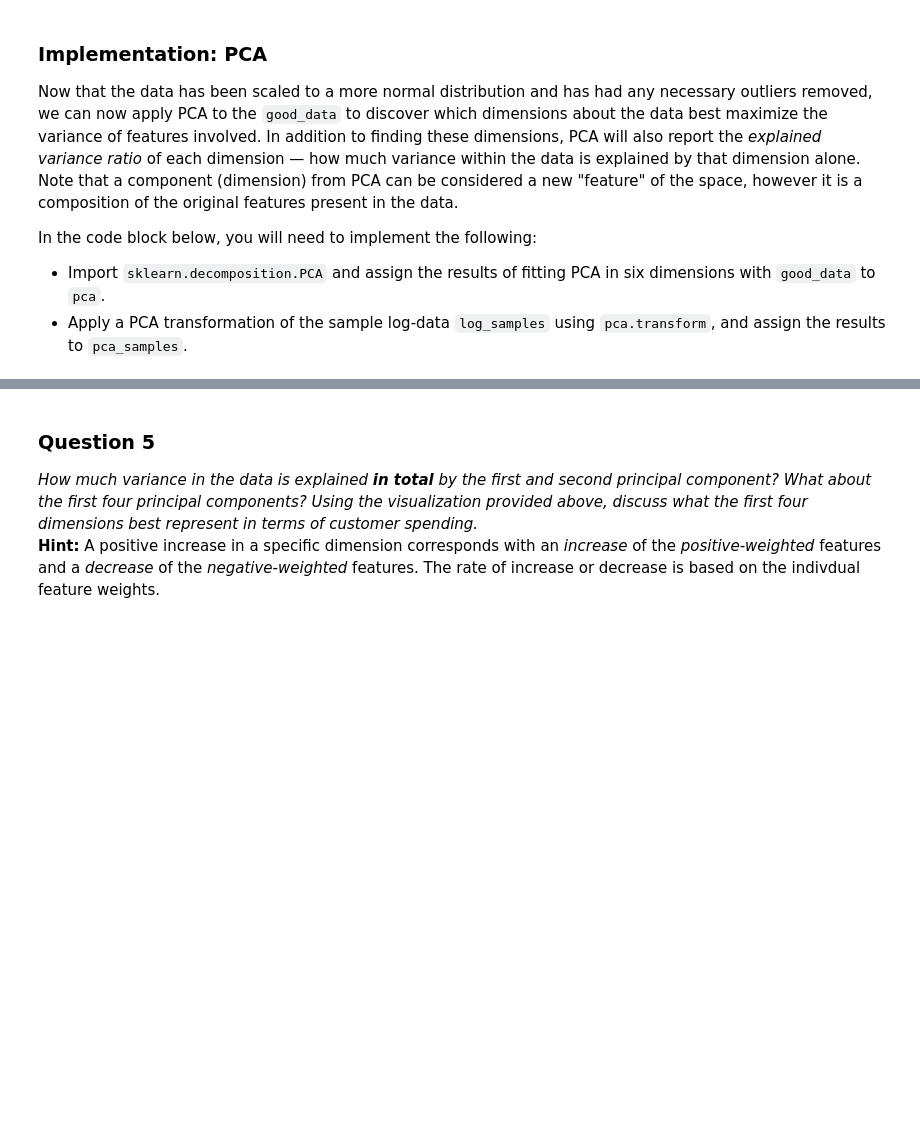
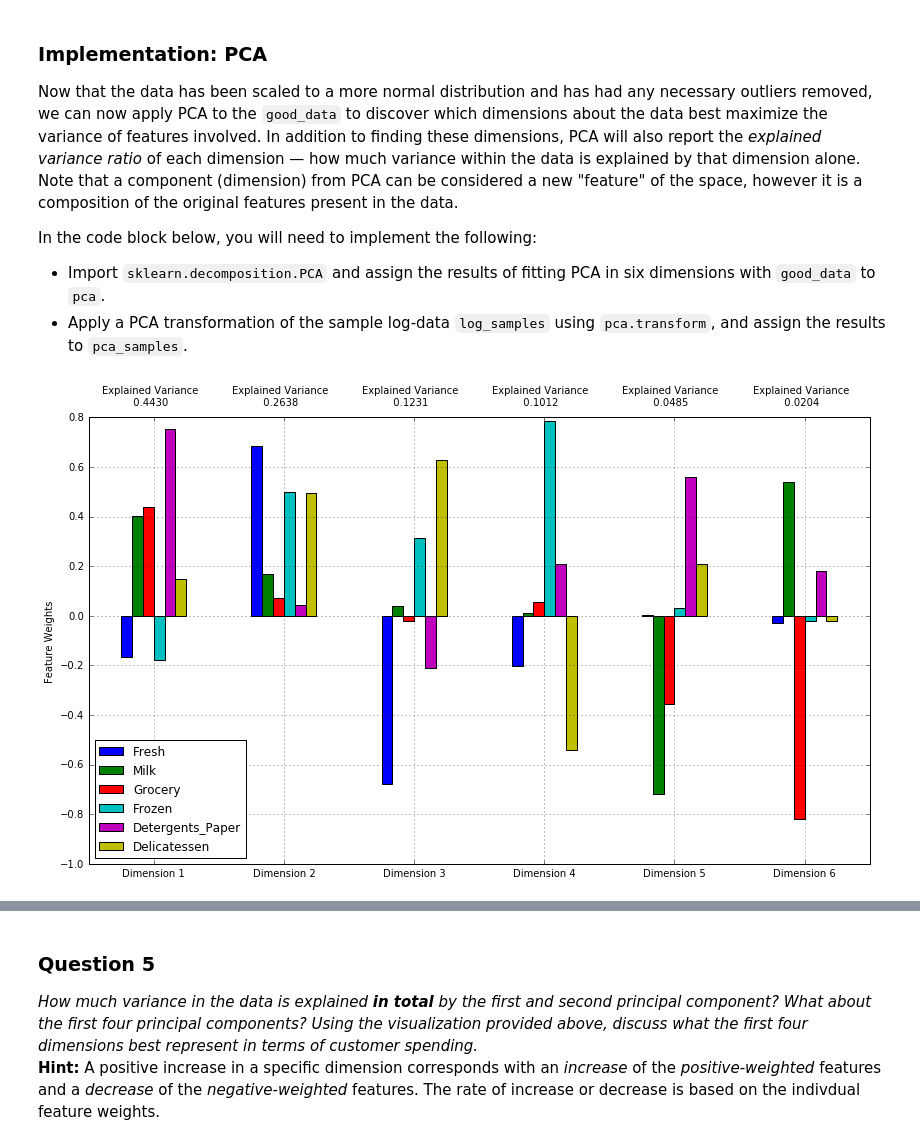
Before and after one commit to ritchieng/machine-learning-nanodegree, a Jupyter notebook: unsupervised_learning/customer_segments/customer_segments.ipynb, the cells around one changed output, grey strips where cells are left out. Cells and saved outputs as stored; diff of their text form; code cells hidden in the pictures; blank space fills up the shorter version.

```diff
--- a/unsupervised_learning/customer_segments/customer_segments.ipynb
+++ b/unsupervised_learning/customer_segments/customer_segments.ipynb
@@ -440,9 +442,14 @@ In the code block below, you will need to implement the following:
 # %%
 # TODO: Apply PCA by fitting the good data with the same number of dimensions as features
-pca = None
+# Instantiate
+pca = PCA(n_components=6)
+# Fit
+pca.fit(good_data)
 
 # TODO: Transform the sample log-data using the PCA fit above
-pca_samples = None
+pca_samples = pca.transform(log_samples)
 
 # Generate PCA results plot
 pca_results = rs.pca_results(good_data, pca)
+# %% [output]
+[figure, added]
```
Also changed, not shown: parts of 35 cells of this notebook, 1 other file.
